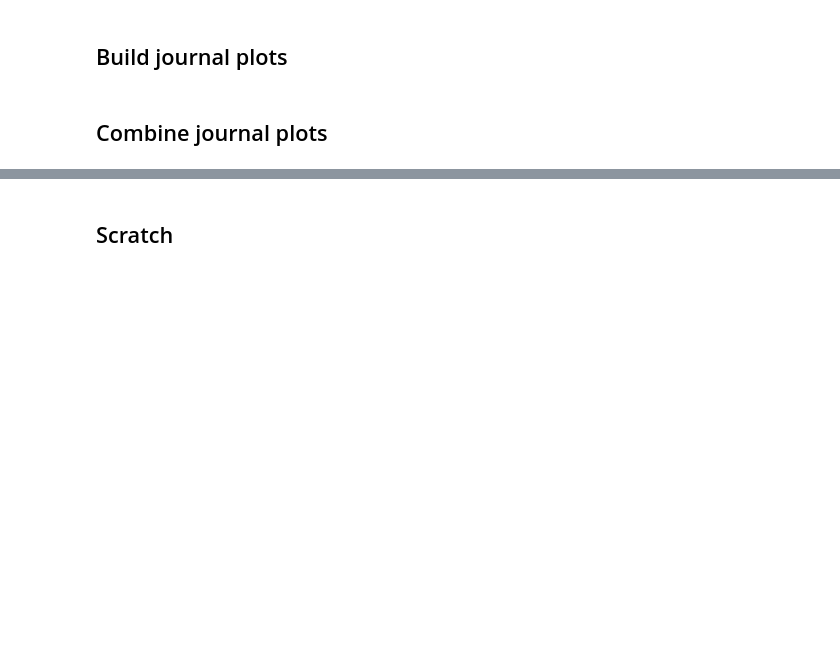
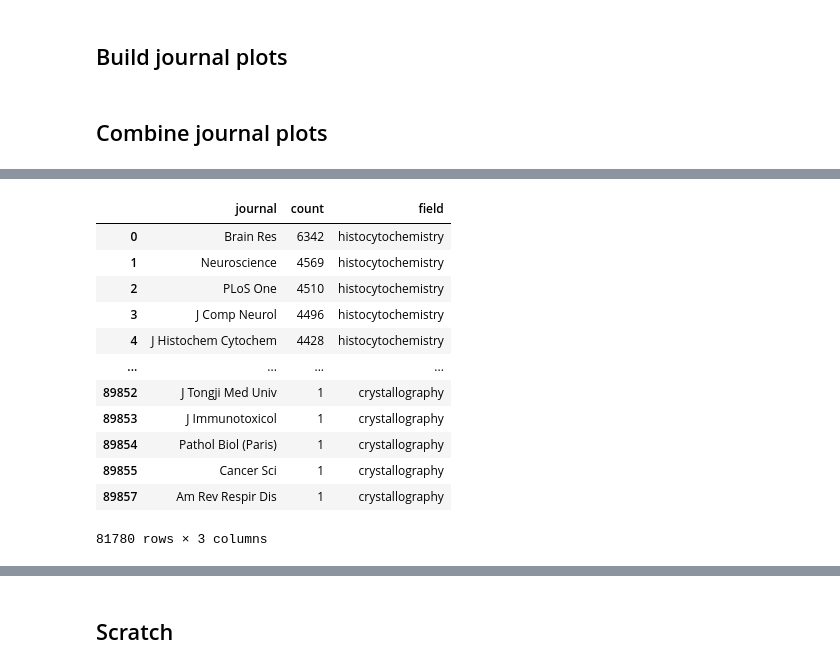
Before and after one commit to ben-heil/indices, a Jupyter notebook: notebooks/figures.ipynb, the cells around one changed output, grey strips where cells are left out. Drawn from its saved outputs; the diff is of its cells as text; code cells hidden in the pictures; blank space fills up the shorter version.

```diff
--- a/notebooks/figures.ipynb
+++ b/notebooks/figures.ipynb
@@ -237,0 +454,20 @@ fig.save('../figures/combined_journals.svg')
+# %%
+journal_series = journal_df.groupby('journal').sum() > 50
+common_journals = set(journal_series[journal_series['count']].index)
+# %%
+common_journal_df = journal_df.loc[journal_df['journal'].isin(common_journals)]
+common_journal_df
+# %% [output]
+|  | journal | count | field |
+| 0 | Brain Res | 6342 | histocytochemistry |
+| 1 | Neuroscience | 4569 | histocytochemistry |
+| 2 | PLoS One | 4510 | histocytochemistry |
+| 3 | J Comp Neurol | 4496 | histocytochemistry |
+| 4 | J Histochem Cytochem | 4428 | histocytochemistry |
+| ... | ... | ... | ... |
+| 89852 | J Tongji Med Univ | 1 | crystallography |
+| 89853 | J Immunotoxicol | 1 | crystallography |
+| 89854 | Pathol Biol (Paris) | 1 | crystallography |
+| 89855 | Cancer Sci | 1 | crystallography |
+| 89857 | Am Rev Respir Dis | 1 | crystallography |
+81780 rows × 3 columns
```
Also changed, not shown: parts of 21 cells of this notebook.
